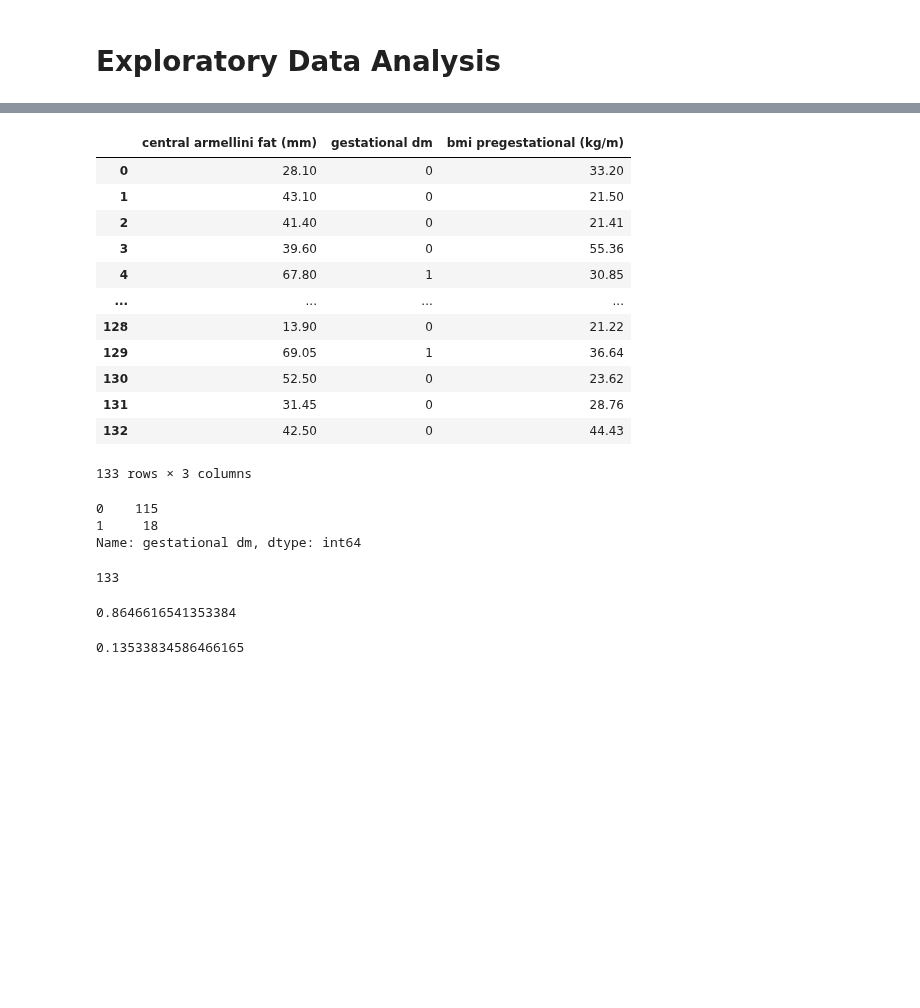
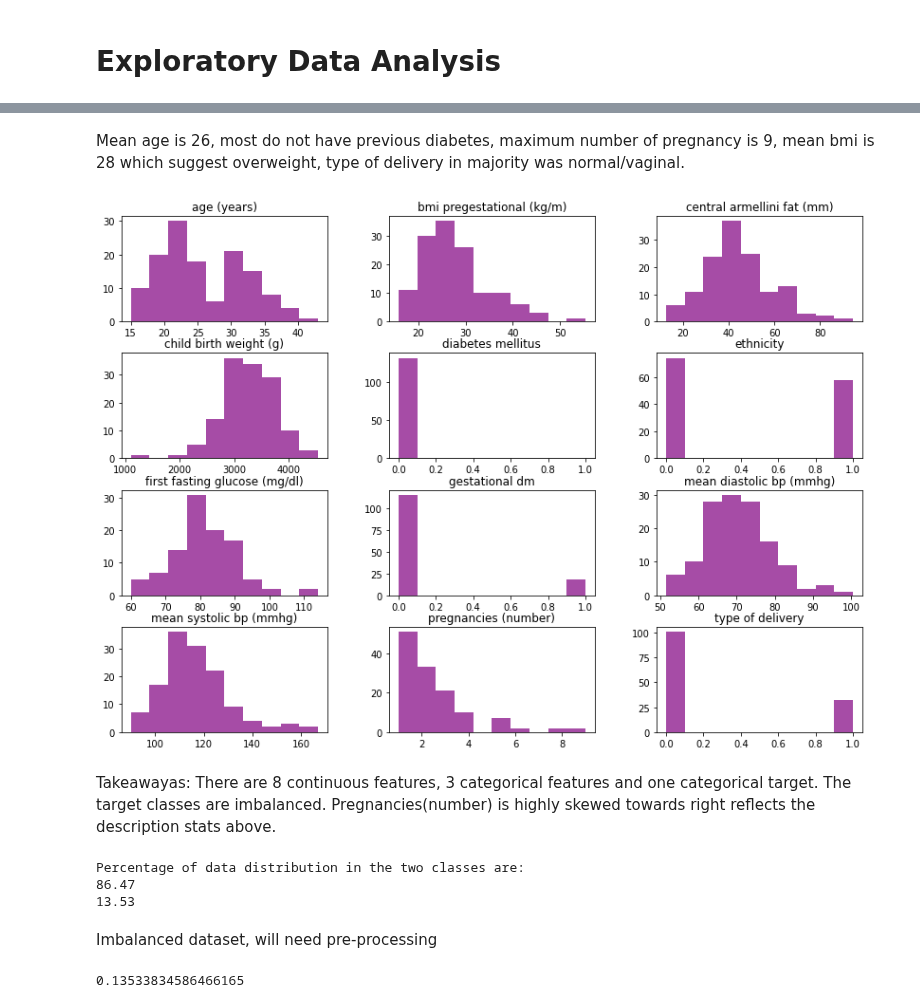
Before and after one commit to Harmeet2504/Insight_Health, a Jupyter notebook: notebooks/EDA.ipynb, the cells around one changed output, grey strips where cells are left out. Saved outputs shown, nothing was run; the diff lists cells and outputs as text; code cells hidden in the pictures; blank space fills up the shorter version.

Commit message:
preliminary understanding of data

```diff
--- a/notebooks/EDA.ipynb
+++ b/notebooks/EDA.ipynb
@@ -60,33 +64,24 @@ df.describe()
-# %%
-df[["central armellini fat (mm)", "gestational dm", "bmi pregestational (kg/m)"]]
-# %% [output]
-|  | central armellini fat (mm) | gestational dm | bmi pregestational (kg/m) |
-| 0 | 28.10 | 0 | 33.20 |
-| 1 | 43.10 | 0 | 21.50 |
-| 2 | 41.40 | 0 | 21.41 |
-| 3 | 39.60 | 0 | 55.36 |
-| 4 | 67.80 | 1 | 30.85 |
-| ... | ... | ... | ... |
-| 128 | 13.90 | 0 | 21.22 |
-| 129 | 69.05 | 1 | 36.64 |
-| 130 | 52.50 | 0 | 23.62 |
-| 131 | 31.45 | 0 | 28.76 |
-| 132 | 42.50 | 0 | 44.43 |
-133 rows × 3 columns
-# %%
-df['gestational dm'].value_counts()
-# %% [output]
-0    115
-1     18
-Name: gestational dm, dtype: int64
-# %%
-len(df)
-# %% [output]
-133
-# %%
-115/133
-# %% [output]
-0.8646616541353384
+# %% [markdown]
+Mean age is 26, most do not have previous diabetes, maximum number of pregnancy is 9, mean bmi is 28 which suggest overweight, type of delivery in majority was normal/vaginal.
+# %%
+#Check data distribution
+df.hist(figsize=(14,10), color="purple",alpha=0.7, grid=False);
+# %% [output]
+[figure, added]
+# %% [markdown]
+Takeawayas: There are 8 continuous features, 3 categorical features and one categorical target. The target classes are imbalanced. Pregnancies(number) is highly skewed towards right reflects the description stats above.
+# %%
+##Check % of data distribution in target
+a,b=np.bincount(df['gestational dm'])
+print(f"Percentage of data distribution in the two classes are:")
+print(round(a/(a+b)*100,2))
+print(round(b/(a+b)*100,2))
+# %% [output]
+Percentage of data distribution in the two classes are:
+86.47
+13.53
+# %% [markdown]
+Imbalanced dataset, will need pre-processing
 # %%
 18/133
 # %% [output]
```
Also changed, not shown: parts of 5 cells of this notebook.
